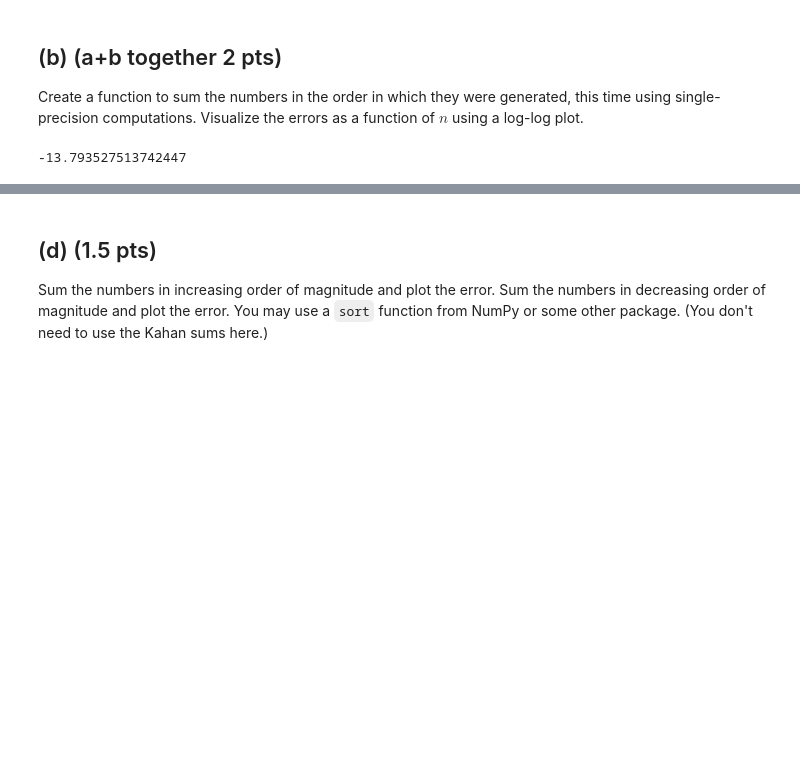
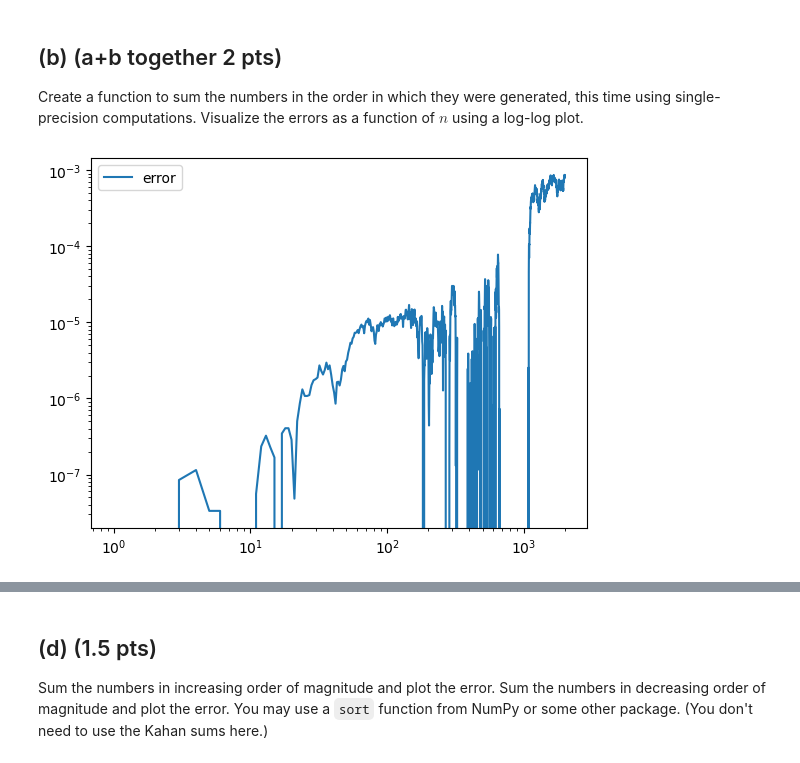
Before and after one commit to aM0NKE/NumericalAlgorithms, a Jupyter notebook: hw1_2022.ipynb, the cells around one changed output, grey strips where cells are left out. Cells and saved outputs as stored; diff of their text form; code cells hidden in the pictures; blank space fills up the shorter version.

```diff
--- a/hw1_2022.ipynb
+++ b/hw1_2022.ipynb
@@ -181,28 +181,30 @@ def summation_double_prec(n):
 # %% [markdown]
 ## (b) (a+b together 2 pts)
 Create a function to sum the numbers in the order in which they were generated, this time using single-precision computations. Visualize the errors as a function of $n$ using a log-log plot.
+# %%
+def summation_single_prec(n):
+    sum = np.single(0.0)
+    for n_i in n:
+        sum += n_i
+    return sum
+
+n_max = 2000
+rand_arr = gen_rand_sing_prec(n_max)
 # %%
-# your code here
-import numbers
-
-
-def summation_single_prec(n):
-    sum = np.single(0.0)
-    for n_i in n:
-        sum_temp = sum
-        sum_temp += n_i
-        sum += np.single(sum_temp)
-    return sum
-
-n = 5
-rand_arr = gen_rand_sing_prec(n)
-res_single = summation_single_prec(rand_arr)
-res_double = summation_double_prec(rand_arr)
-print(res_double - res_single)
+sum_single = []
+sum_double = []
+for n in range(1, n_max):
+    sum_single.append(summation_single_prec(rand_arr[:n]))
+    sum_double.append(summation_double_prec(rand_arr[:n]))
 
 # VISUALIZE DIFFERENCE
+#plt.loglog(sum_single, label=r"single")
+#plt.loglog(sum_double, label=r"double")
+plt.loglog(np.subtract(sum_double, sum_single), label=r"error")
+plt.legend()
+plt.show()
 # %% [output]
--13.793527513742447
+[figure, added]
 # %% [markdown]
 ## (c) (1.5 pts)
 Use the following compensated summation algorithm (due to Kahan), again using only single precision, to sum the numbers in the order in which they were generated:
```
Also changed, not shown: parts of 3 cells of this notebook.
